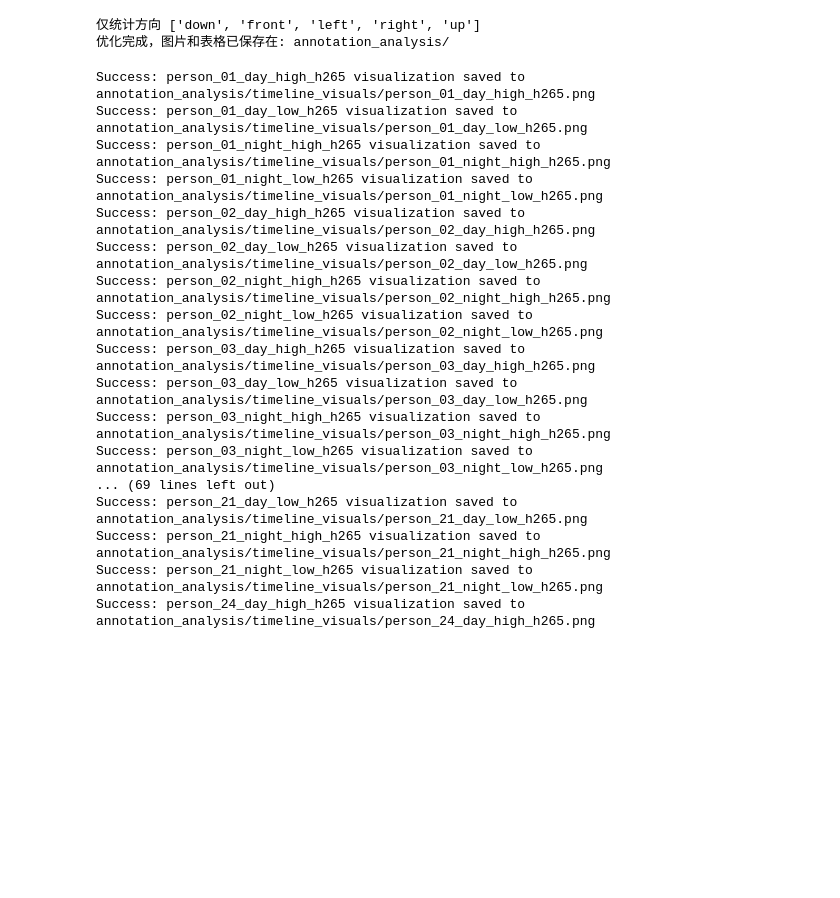
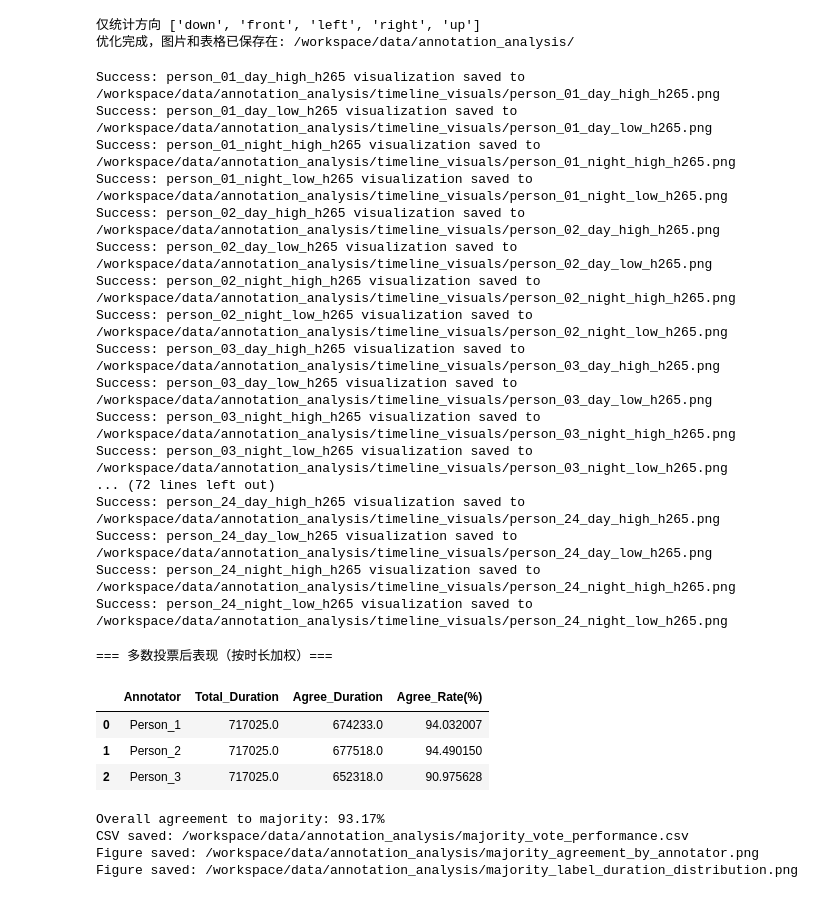
Before and after one commit to ChenKaiXuSan/Drive_CHM3D_PyTorch, a Jupyter notebook: analysis/paper_annotation.ipynb, the cells around one changed output. Drawn from its saved outputs; the diff is of its cells as text; code cells hidden in the pictures; blank space fills up the shorter version.

```diff
--- a/analysis/paper_annotation.ipynb
+++ b/analysis/paper_annotation.ipynb
@@ -18,9 +18,10 @@ ann_map = {
     5: 3,
 }
 VALID_DIRECTIONS = {"up", "down", "left", "right", "front"}
-output_dir = "/workspace/data/annotation_analysis"
+OUTPUT_DIR = "/workspace/data/annotation_analysis"
 
-def optimize_visual_report(json_file, output_dir="annotation_analysis"):
+
+def optimize_visual_report(json_file, output_dir=OUTPUT_DIR):
     if not os.path.exists(output_dir):
         os.makedirs(output_dir)
 
@@ -62,6 +63,7 @@ def optimize_visual_report(json_file, output_dir="annotation_analysis"):
     plt.ylabel('Number of Instances')
     sns.despine()  # 去掉上方和右方的边框，更美观
     plt.savefig(f'{output_dir}/count_distribution.png', dpi=300, bbox_inches='tight')
+    plt.close()
 
     # --- 维度 A: 标注频率差异 (Stacked Bar Chart) ---
     plt.figure(figsize=(10, 6))
@@ -90,10 +92,10 @@ def optimize_visual_report(json_file, output_dir="annotation_analysis"):
 
 
 # 执行
-optimize_visual_report(mini_json_path, output_dir)
+optimize_visual_report(mini_json_path, OUTPUT_DIR)
 # %% [output]
 仅统计方向 ['down', 'front', 'left', 'right', 'up']
-优化完成，图片和表格已保存在: annotation_analysis/
+优化完成，图片和表格已保存在: /workspace/data/annotation_analysis/
 # %%
 import json
 import pandas as pd
@@ -110,9 +112,10 @@ ann_map = {
     5: 3,
 }
 VALID_DIRECTIONS = {"up", "down", "left", "right", "front"}
+OUTPUT_DIR = "/workspace/data/annotation_analysis"
 
 
-def visualize_with_front_fill(json_file, output_dir="annotation_analysis/timeline_visuals"):
+def visualize_with_front_fill(json_file, output_dir=OUTPUT_DIR + "/timeline_visuals"):
     if not os.path.exists(output_dir):
         os.makedirs(output_dir)
 
@@ -200,25 +203,25 @@ def visualize_with_front_fill(json_file, output_dir="annotation_analysis/timelin
 
 
 # 运行（请确保路径正确）
-visualize_with_front_fill(mini_json_path)
+visualize_with_front_fill(mini_json_path, OUTPUT_DIR + "/timeline_visuals")
 # %% [output]
-Success: person_01_day_high_h265 visualization saved to annotation_analysis/timeline_visuals/person_01_day_high_h265.png
-Success: person_01_day_low_h265 visualization saved to annotation_analysis/timeline_visuals/person_01_day_low_h265.png
-Success: person_01_night_high_h265 visualization saved to annotation_analysis/timeline_visuals/person_01_night_high_h265.png
-Success: person_01_night_low_h265 visualization saved to annotation_analysis/timeline_visuals/person_01_night_low_h265.png
-Success: person_02_day_high_h265 visualization saved to annotation_analysis/timeline_visuals/person_02_day_high_h265.png
-Success: person_02_day_low_h265 visualization saved to annotation_analysis/timeline_visuals/person_02_day_low_h265.png
-Success: person_02_night_high_h265 visualization saved to annotation_analysis/timeline_visuals/person_02_night_high_h265.png
-Success: person_02_night_low_h265 visualization saved to annotation_analysis/timeline_visuals/person_02_night_low_h265.png
-Success: person_03_day_high_h265 visualization saved to annotation_analysis/timeline_visuals/person_03_day_high_h265.png
-Success: person_03_day_low_h265 visualization saved to annotation_analysis/timeline_visuals/person_03_day_low_h265.png
-Success: person_03_night_high_h265 visualization saved to annotation_analysis/timeline_visuals/person_03_night_high_h265.png
-Success: person_03_night_low_h265 visualization saved to annotation_analysis/timeline_visuals/person_03_night_low_h265.png
-... (69 lines left out)
-Success: person_21_day_low_h265 visualization saved to annotation_analysis/timeline_visuals/person_21_day_low_h265.png
-Success: person_21_night_high_h265 visualization saved to annotation_analysis/timeline_visuals/person_21_night_high_h265.png
-Success: person_21_night_low_h265 visualization saved to annotation_analysis/timeline_visuals/person_21_night_low_h265.png
-Success: person_24_day_high_h265 visualization saved to annotation_analysis/timeline_visuals/person_24_day_high_h265.png
+Success: person_01_day_high_h265 visualization saved to /workspace/data/annotation_analysis/timeline_visuals/person_01_day_high_h265.png
+Success: person_01_day_low_h265 visualization saved to /workspace/data/annotation_analysis/timeline_visuals/person_01_day_low_h265.png
+Success: person_01_night_high_h265 visualization saved to /workspace/data/annotation_analysis/timeline_visuals/person_01_night_high_h265.png
+Success: person_01_night_low_h265 visualization saved to /workspace/data/annotation_analysis/timeline_visuals/person_01_night_low_h265.png
+Success: person_02_day_high_h265 visualization saved to /workspace/data/annotation_analysis/timeline_visuals/person_02_day_high_h265.png
+Success: person_02_day_low_h265 visualization saved to /workspace/data/annotation_analysis/timeline_visuals/person_02_day_low_h265.png
+Success: person_02_night_high_h265 visualization saved to /workspace/data/annotation_analysis/timeline_visuals/person_02_night_high_h265.png
+Success: person_02_night_low_h265 visualization saved to /workspace/data/annotation_analysis/timeline_visuals/person_02_night_low_h265.png
+Success: person_03_day_high_h265 visualization saved to /workspace/data/annotation_analysis/timeline_visuals/person_03_day_high_h265.png
+Success: person_03_day_low_h265 visualization saved to /workspace/data/annotation_analysis/timeline_visuals/person_03_day_low_h265.png
+Success: person_03_night_high_h265 visualization saved to /workspace/data/annotation_analysis/timeline_visuals/person_03_night_high_h265.png
+Success: person_03_night_low_h265 visualization saved to /workspace/data/annotation_analysis/timeline_visuals/person_03_night_low_h265.png
+... (72 lines left out)
+Success: person_24_day_high_h265 visualization saved to /workspace/data/annotation_analysis/timeline_visuals/person_24_day_high_h265.png
+Success: person_24_day_low_h265 visualization saved to /workspace/data/annotation_analysis/timeline_visuals/person_24_day_low_h265.png
+Success: person_24_night_high_h265 visualization saved to /workspace/data/annotation_analysis/timeline_visuals/person_24_night_high_h265.png
+Success: person_24_night_low_h265 visualization saved to /workspace/data/annotation_analysis/timeline_visuals/person_24_night_low_h265.png
 # %%
 from collections import Counter, defaultdict
 
@@ -275,7 +278,7 @@ def _majority_label(votes):
     return cands[0]
 
 
-def evaluate_majority_vote_performance(json_file, output_dir="annotation_analysis"):
+def evaluate_majority_vote_performance(json_file, output_dir=OUTPUT_DIR):
     os.makedirs(output_dir, exist_ok=True)
 
     with open(json_file, "r", encoding="utf-8") as f:
@@ -385,32 +388,42 @@ def evaluate_majority_vote_performance(json_file, output_dir="annotation_analysi
     # 图1：每位标注者与多数投票一致率
     plt.figure(figsize=(8, 5))
     plt.bar(perf_df["Annotator"], perf_df["Agree_Rate(%)"], color="#4c78a8")
     plt.ylim(0, 100)
     plt.ylabel("Agreement Rate (%)")
     plt.title("Agreement with Majority Vote by Annotator")
     plt.grid(axis="y", alpha=0.25)
     plt.tight_layout()
     fig1 = os.path.join(output_dir, "majority_agreement_by_annotator.png")
     plt.savefig(fig1, dpi=300)
     plt.close()
 
     # 图2：多数投票后标签时长分布
     label_order = ["up", "down", "left", "right", "front"]
     vals = [majority_label_duration.get(lb, 0.0) for lb in label_order]
     plt.figure(figsize=(9, 5))
     plt.bar(label_order, vals, color=["#E74C3C", "#3498DB", "#2ECC71", "#F1C40F", "#D5D8DC"])
     plt.ylabel("Duration")
     plt.title("Majority-Vote Label Duration Distribution")
     plt.grid(axis="y", alpha=0.25)
     plt.tight_layout()
     fig2 = os.path.join(output_dir, "majority_label_duration_distribution.png")
     plt.savefig(fig2, dpi=300)
     plt.close()
 
     print(f"Figure saved: {fig1}")
     print(f"Figure saved: {fig2}")
 
 
 # 执行多数投票表现评估
-evaluate_majority_vote_performance(mini_json_path)
+evaluate_majority_vote_performance(mini_json_path, OUTPUT_DIR)
+# %% [output]
+=== 多数投票后表现（按时长加权）===
+|  | Annotator | Total_Duration | Agree_Duration | Agree_Rate(%) |
+| 0 | Person_1 | 717025.0 | 674233.0 | 94.032007 |
+| 1 | Person_2 | 717025.0 | 677518.0 | 94.490150 |
+| 2 | Person_3 | 717025.0 | 652318.0 | 90.975628 |
+Overall agreement to majority: 93.17%
+CSV saved: /workspace/data/annotation_analysis/majority_vote_performance.csv
+Figure saved: /workspace/data/annotation_analysis/majority_agreement_by_annotator.png
+Figure saved: /workspace/data/annotation_analysis/majority_label_duration_distribution.png
 # %%
```
Also changed, not shown: parts of 1 cell of this notebook.
